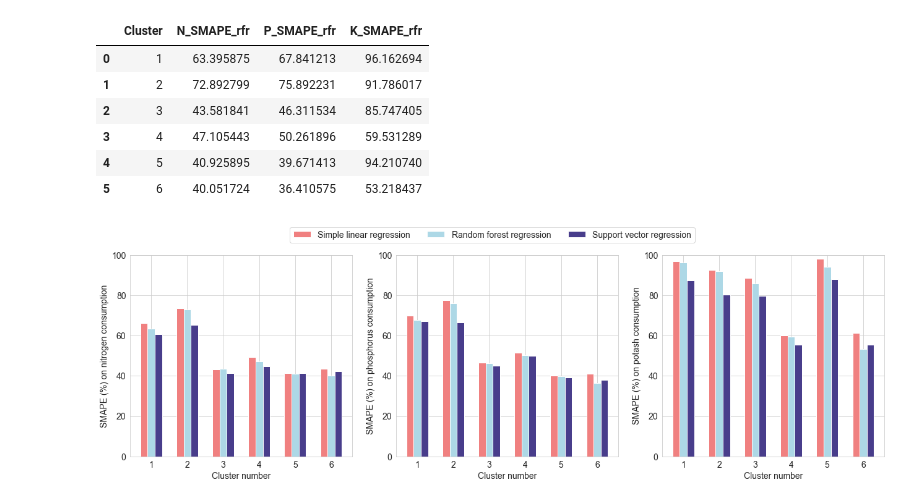
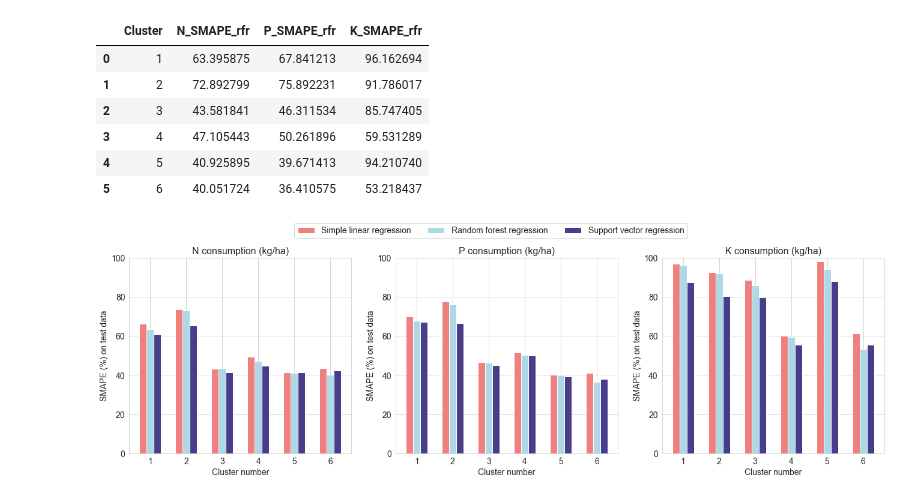
Before and after one commit to akshaysuresh1/may22-barrel, a Jupyter notebook: Modeling/barplot_smape.ipynb, the cells around one changed output. Cells and saved outputs as stored; diff of their text form; code cells hidden in the pictures.

Commit message:
Plots updated

```diff
--- a/Modeling/barplot_smape.ipynb
+++ b/Modeling/barplot_smape.ipynb
@@ -53,36 +53,40 @@ axes[2].bar(df_rfr['Cluster'], df_rfr['K_SMAPE_rfr'], width=width, color='lightb
 # Bars for SVR
 l3 = axes[0].bar(df_svr['Cluster']+width, df_svr['N_SMAPE_svr'], width=width, color='darkslateblue')
 axes[1].bar(df_svr['Cluster']+width, df_svr['P_SMAPE_svr'], width=width, color='darkslateblue')
 axes[2].bar(df_svr['Cluster']+width, df_svr['K_SMAPE_svr'], width=width, color='darkslateblue')
 
+# Subplot titles
+axes[0].set_title('N consumption (kg/ha)', fontsize=16)
+axes[1].set_title('P consumption (kg/ha)', fontsize=16)
+axes[2].set_title('K consumption (kg/ha)', fontsize=16)
 # x-axis labels
 axes[0].set_xlabel('Cluster number', fontsize=14)
 axes[1].set_xlabel('Cluster number', fontsize=14)
 axes[2].set_xlabel('Cluster number', fontsize=14)
 # y-axis labels
-axes[0].set_ylabel('SMAPE (%) on nitrogen consumption', fontsize=14)
-axes[1].set_ylabel('SMAPE (%) on phosphorus consumption', fontsize=14)
-axes[2].set_ylabel('SMAPE (%) on potash consumption', fontsize=14)
+axes[0].set_ylabel('SMAPE (%) on test data', fontsize=14)
+axes[1].set_ylabel('SMAPE (%) on test data', fontsize=14)
+axes[2].set_ylabel('SMAPE (%) on test data', fontsize=14)
 # x-axis ticks
 axes[0].set_xticks(np.arange(1,N_clusters+1))
 axes[1].set_xticks(np.arange(1,N_clusters+1))
 axes[2].set_xticks(np.arange(1,N_clusters+1))
 # tick sizes
 axes[0].tick_params(axis='x', labelsize=14)
 axes[0].tick_params(axis='y', labelsize=14)
 axes[1].tick_params(axis='x', labelsize=14)
 axes[1].tick_params(axis='y', labelsize=14)
 axes[2].tick_params(axis='x', labelsize=14)
 axes[2].tick_params(axis='y', labelsize=14)
 # y-axis limits
 axes[0].set_ylim((0,100))
 axes[1].set_ylim((0,100))
 axes[2].set_ylim((0,100))
 
 # Figure legend
 fig.legend((l1,l2,l3), ('Simple linear regression', 'Random forest regression', 'Support vector regression'),
-           loc='upper center', fontsize=14,  ncol=3)
-fig.subplots_adjust(left=0.01, right=0.95, wspace=0.2)
+           loc=(0.25,0.94), fontsize=14,  ncol=3)
+fig.subplots_adjust(left=0.01, right=0.98, wspace=0.2)
 plt.show()
 # %% [output]
-[figure, old version]
+[figure, new version]
```
Also changed, not shown: 1 other file.
